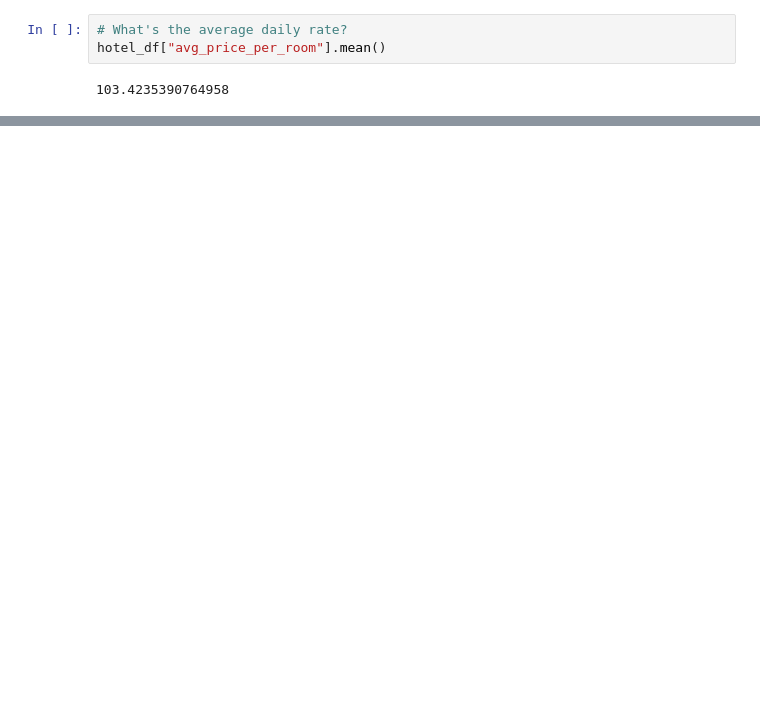
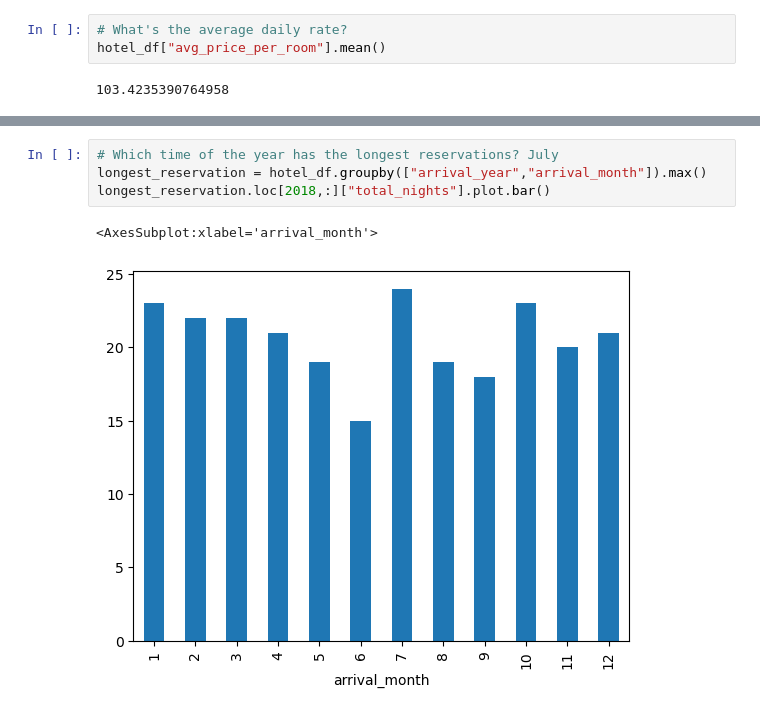
Before and after one commit to domivillacis/Hotel_reservations_analysis, a Jupyter notebook: Hotel_dataset.ipynb, the cells around one changed output, grey strips where cells are left out. Saved outputs shown, nothing was run; the diff lists cells and outputs as text; blank space fills up the shorter version.

```diff
--- a/Hotel_dataset.ipynb
+++ b/Hotel_dataset.ipynb
@@ -264,3 +265,10 @@ fig.set_size_inches(11,6)
 plt.show()
 # %% [output]
 [figure]
+# %%
+# Which time of the year has the longest reservations? July
+longest_reservation = hotel_df.groupby(["arrival_year","arrival_month"]).max()
+longest_reservation.loc[2018,:]["total_nights"].plot.bar()
+# %% [output]
+<AxesSubplot:xlabel='arrival_month'>
+[figure, added]
```
Also changed, not shown: parts of 11 cells of this notebook.
